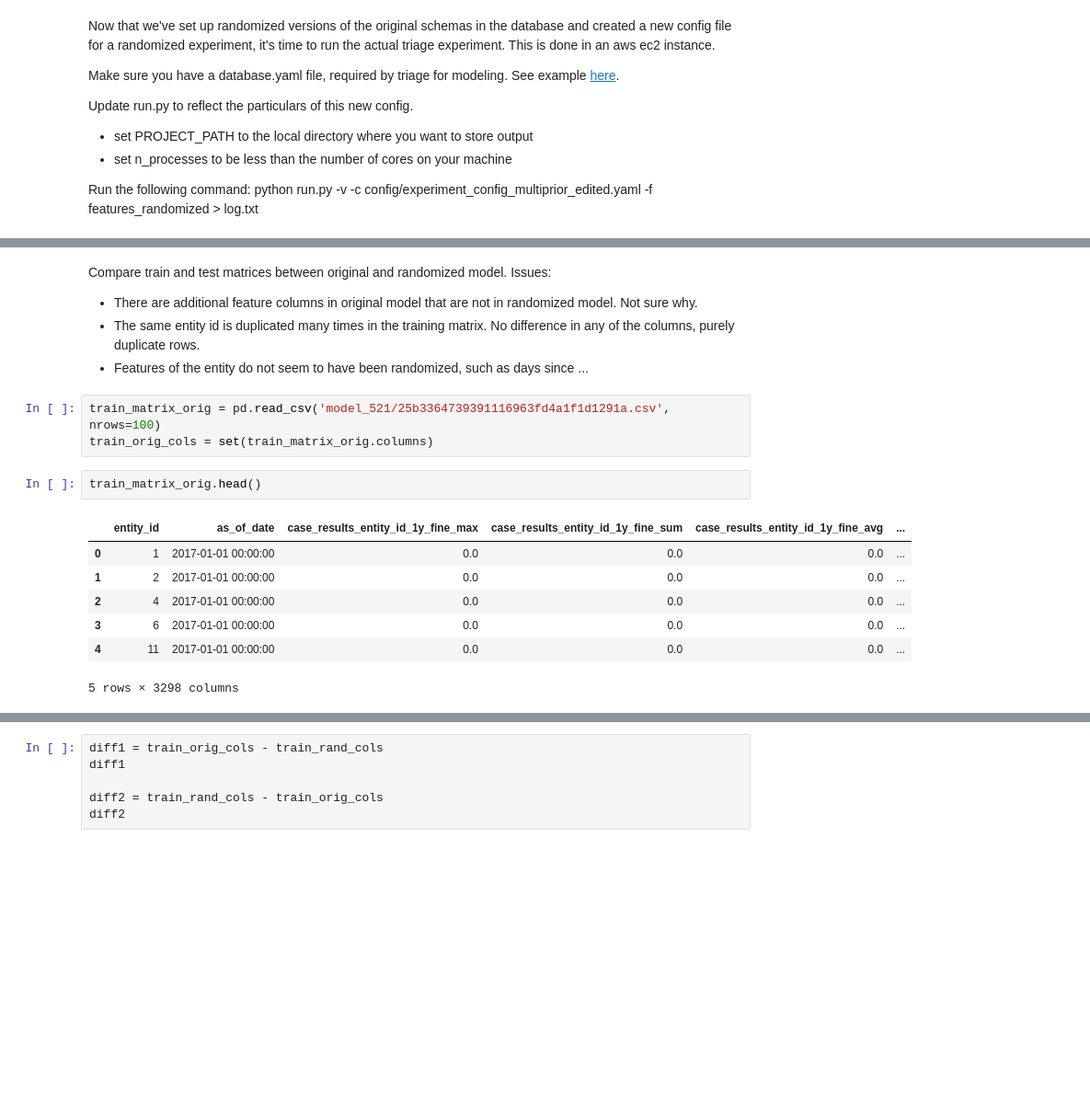
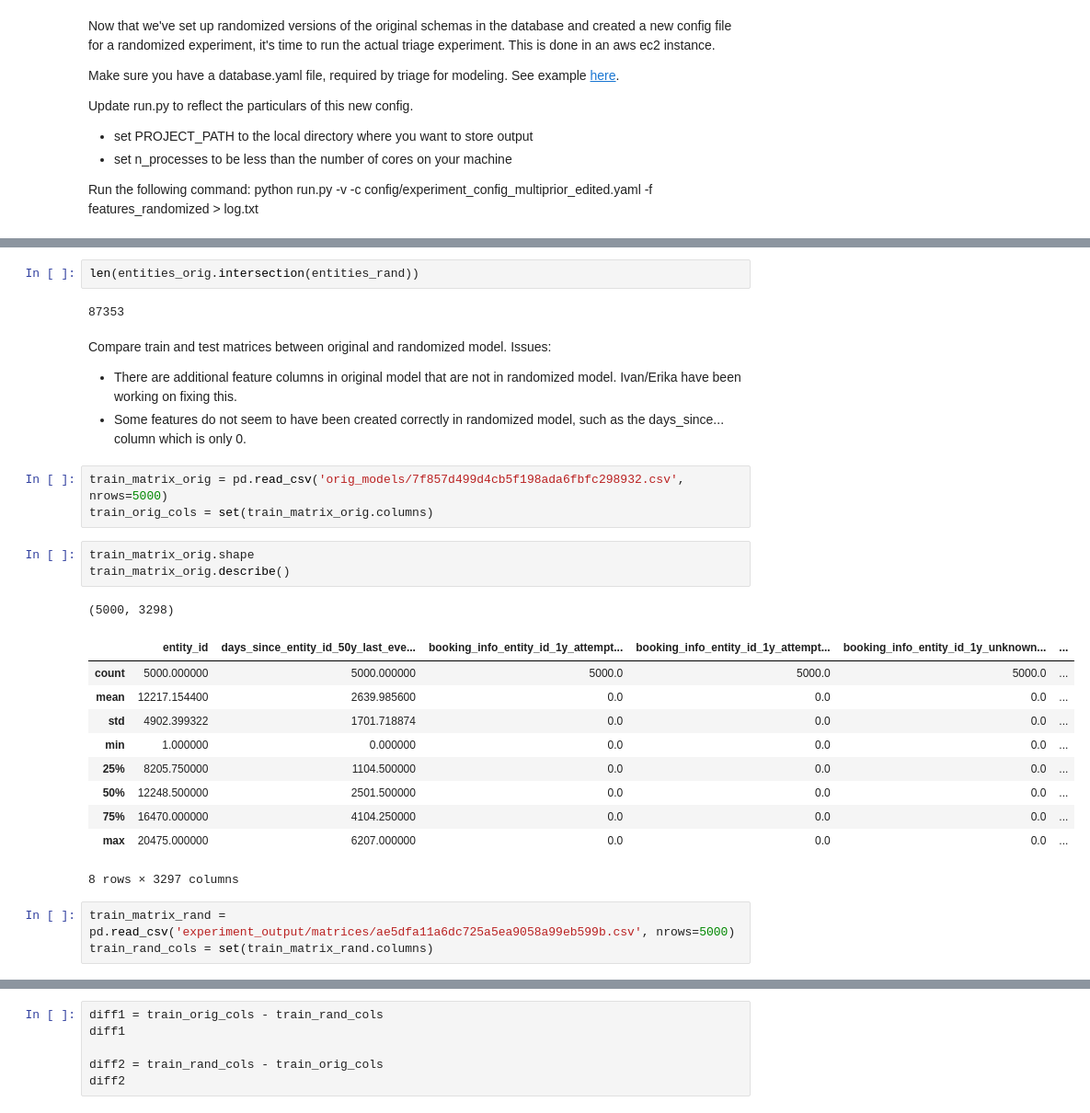
Before and after one commit to dssg/randomize_your_data, a Jupyter notebook: la_prosecutor/Leakage Detection Tests_LA Chronic Offenders.ipynb, the cells around one changed output, grey strips where cells are left out. Shown at 92% size. Drawn from its saved outputs; the diff is of its cells as text; blank space fills up the shorter version.

Commit message:
documented new experiment issues

```diff
--- a/la_prosecutor/Leakage Detection Tests_LA Chronic Offenders.ipynb
+++ b/la_prosecutor/Leakage Detection Tests_LA Chronic Offenders.ipynb
@@ -420,18 +461,29 @@ predictions_orig.shape
+# %%
+len(entities_orig.intersection(entities_rand))
+# %% [output]
+87353
 # %% [markdown]
 Compare train and test matrices between original and randomized model. Issues:
-- There are additional feature columns in original model that are not in randomized model. Not sure why.
-- The same entity id is duplicated many times in the training matrix. No difference in any of the columns, purely duplicate rows.
-- Features of the entity do not seem to have been randomized, such as days since ...
+- There are additional feature columns in original model that are not in randomized model. Ivan/Erika have been working on fixing this.
+- Some features do not seem to have been created correctly in randomized model, such as the days_since... column which is only 0.
 # %%
-train_matrix_orig = pd.read_csv('model_521/25b3364739391116963fd4a1f1d1291a.csv', nrows=100)
+train_matrix_orig = pd.read_csv('orig_models/7f857d499d4cb5f198ada6fbfc298932.csv', nrows=5000)
 train_orig_cols = set(train_matrix_orig.columns)
-# %%
-train_matrix_orig.head()
-# %% [output]
-|  | entity_id | as_of_date | case_results_entity_id_1y_fine_max | case_results_entity_id_1y_fine_sum | case_results_entity_id_1y_fine_avg | ... |
-| 0 | 1 | 2017-01-01 00:00:00 | 0.0 | 0.0 | 0.0 | ... |
-| 1 | 2 | 2017-01-01 00:00:00 | 0.0 | 0.0 | 0.0 | ... |
-| 2 | 4 | 2017-01-01 00:00:00 | 0.0 | 0.0 | 0.0 | ... |
-| 3 | 6 | 2017-01-01 00:00:00 | 0.0 | 0.0 | 0.0 | ... |
-| 4 | 11 | 2017-01-01 00:00:00 | 0.0 | 0.0 | 0.0 | ... |
-5 rows × 3298 columns
+# %%
+train_matrix_orig.shape
+train_matrix_orig.describe()
+# %% [output]
+(5000, 3298)
+|  | entity_id | days_since_entity_id_50y_last_eve... | booking_info_entity_id_1y_attempt... | booking_info_entity_id_1y_attempt... | booking_info_entity_id_1y_unknown... | ... |
+| count | 5000.000000 | 5000.000000 | 5000.0 | 5000.0 | 5000.0 | ... |
+| mean | 12217.154400 | 2639.985600 | 0.0 | 0.0 | 0.0 | ... |
+| std | 4902.399322 | 1701.718874 | 0.0 | 0.0 | 0.0 | ... |
+| min | 1.000000 | 0.000000 | 0.0 | 0.0 | 0.0 | ... |
+| 25% | 8205.750000 | 1104.500000 | 0.0 | 0.0 | 0.0 | ... |
+| 50% | 12248.500000 | 2501.500000 | 0.0 | 0.0 | 0.0 | ... |
+| 75% | 16470.000000 | 4104.250000 | 0.0 | 0.0 | 0.0 | ... |
+| max | 20475.000000 | 6207.000000 | 0.0 | 0.0 | 0.0 | ... |
+8 rows × 3297 columns
+# %%
+train_matrix_rand = pd.read_csv('experiment_output/matrices/ae5dfa11a6dc725a5ea9058a99eb599b.csv', nrows=5000)
+train_rand_cols = set(train_matrix_rand.columns)
```
Also changed, not shown: parts of 29 cells of this notebook.
